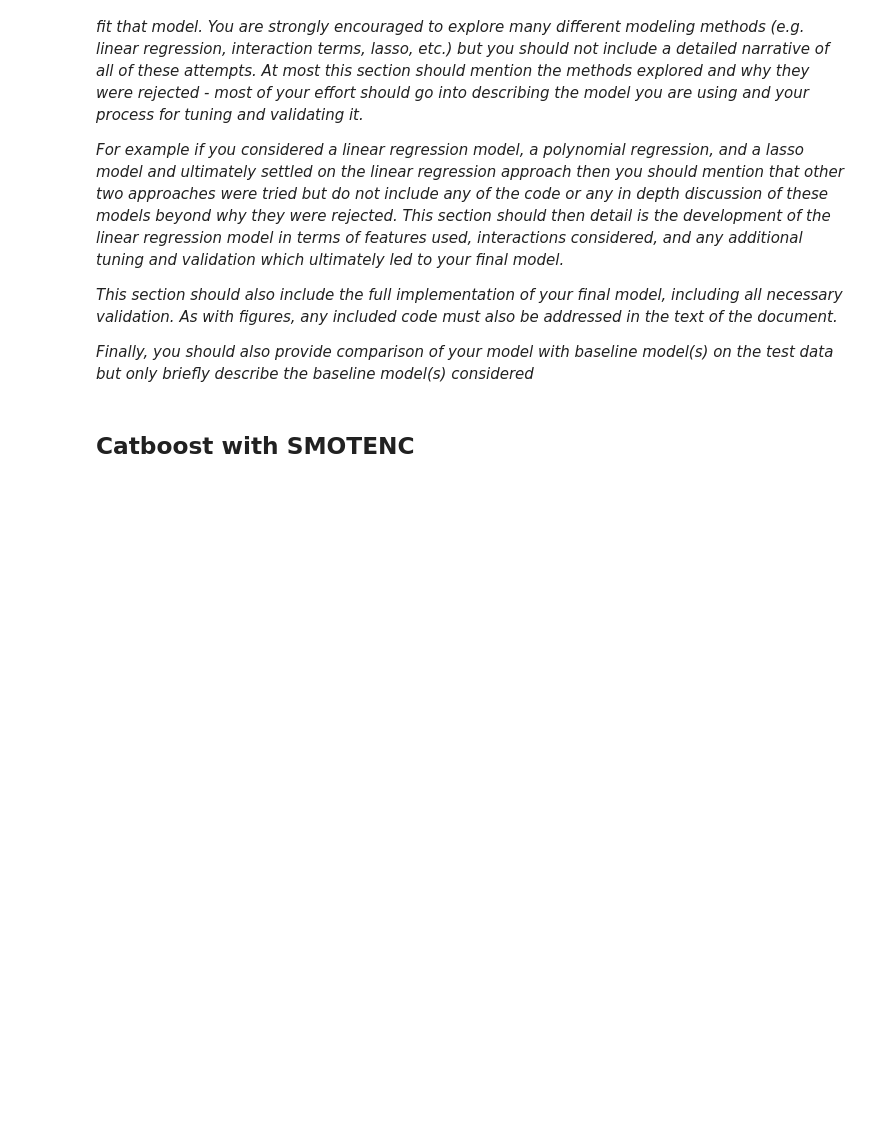
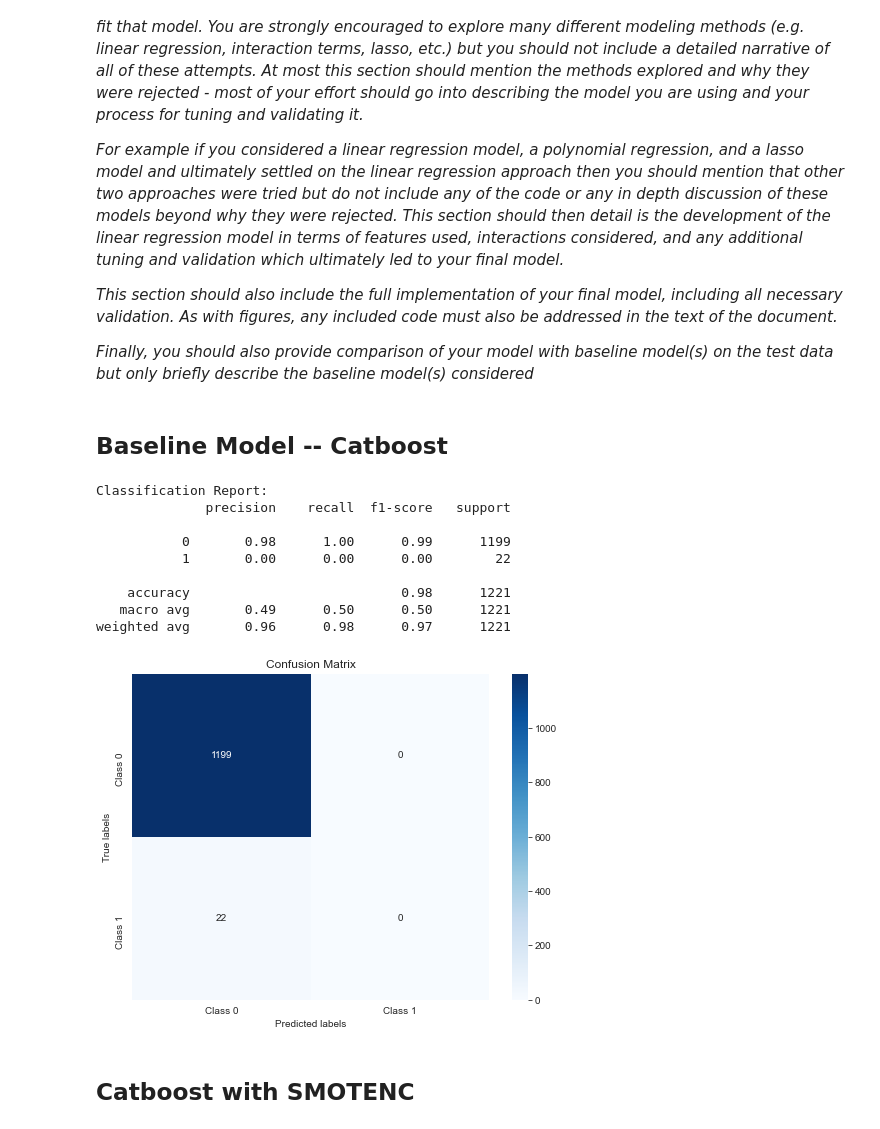
Before and after one commit to IRis0550/mlpy_2, a Jupyter notebook: project_smotenc.ipynb, the cells around one changed output. Saved outputs shown, nothing was run; the diff lists cells and outputs as text; code cells hidden in the pictures; blank space fills up the shorter version.

```diff
--- a/project_smotenc.ipynb
+++ b/project_smotenc.ipynb
@@ -327,6 +332,57 @@ X_test_processed = pd.DataFrame(X_test_processed, columns=pipeline.named_steps['
 *This section should also include the full implementation of your final model, including all necessary validation. As with figures, any included code must also be addressed in the text of the document.*
 
 *Finally, you should also provide comparison of your model with baseline model(s) on the test data but only briefly describe the baseline model(s) considered*
+# %% [markdown]
+## Baseline Model -- Catboost
+# %%
+from catboost import CatBoostClassifier
+from sklearn.metrics import classification_report, accuracy_score
+
+# 创建CatBoost分类器实例
+catboost_model_baseline = CatBoostClassifier(
+    iterations=100,
+    learning_rate=0.2,
+    depth=16,
+    cat_features=categorical_features_indices,
+    random_state=42,
+    verbose=0  # 每100次迭代输出一次信息，设置为0则不输出训练过程
+)
+
+
+# 训练分类器
+catboost_model_baseline.fit(X_train, y_train)
+
+# 在测试数据上进行预测
+y_pred_catboost_baseline = catboost_model_baseline.predict(X_test)
+
+# 生成分类报告
+report_catboost_processed = classification_report(y_test, y_pred_catboost_baseline)
+
+# 打印分类报告
+print("Classification Report:")
+print(report_catboost_processed)
+
+# 计算混淆矩阵
+conf_matrix_catboost_processed = confusion_matrix(y_test, y_pred_catboost_baseline)
+
+# 绘制混淆矩阵
+plt.figure(figsize=(8, 6))
+sns.heatmap(conf_matrix_catboost_processed, annot=True, fmt="d", cmap="Blues", xticklabels=class_labels, yticklabels=class_labels)
+plt.xlabel('Predicted labels')
+plt.ylabel('True labels')
+plt.title('Confusion Matrix')
+plt.show()
+# %% [output]
+Classification Report:
+              precision    recall  f1-score   support
+
+           0       0.98      1.00      0.99      1199
+           1       0.00      0.00      0.00        22
+
+    accuracy                           0.98      1221
+   macro avg       0.49      0.50      0.50      1221
+weighted avg       0.96      0.98      0.97      1221
+[figure, added]
 # %% [markdown]
 ## Catboost with SMOTENC
 # %%
```
Also changed, not shown: parts of 18 cells of this notebook, 3 other files.
